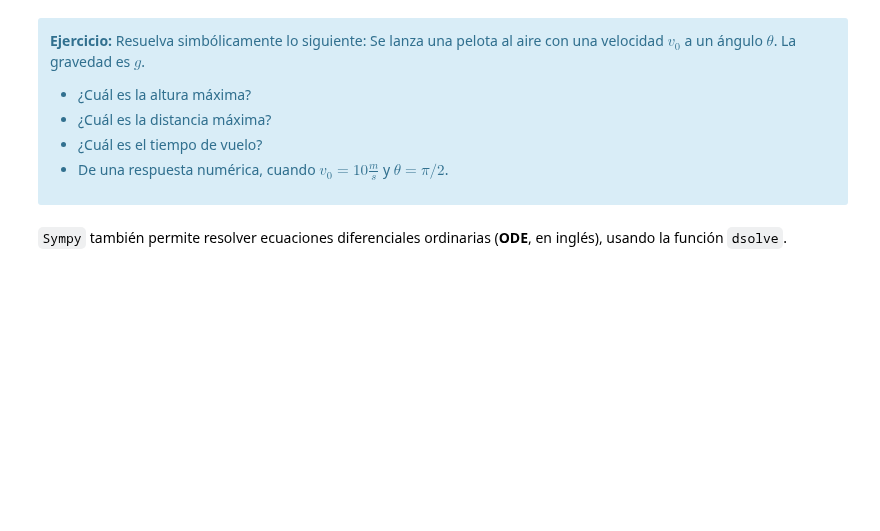
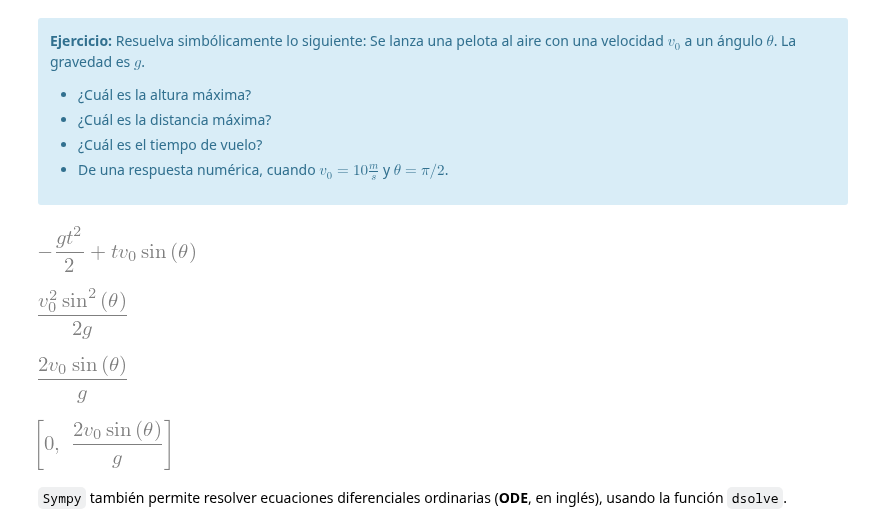
Before and after one commit to Skalas/Matematicas-Computacionales-fall2021, a Jupyter notebook: week3/0-computacion-numerica.ipynb, the cells around one changed output. Cells and saved outputs as stored; diff of their text form; code cells hidden in the pictures; blank space fills up the shorter version.

```diff
--- a/week3/0-computacion-numerica.ipynb
+++ b/week3/0-computacion-numerica.ipynb
@@ -173,3 +246,23 @@ y
+# %%
+import sympy as sym
+
+theta, t, g, v0 = sym.symbols('theta, t, g, v_0')
+integrate(sin(theta)*v0-g*t,t)
+# %% [output]
+[figure, added]
+# %%
+yp=solve(sin(theta)*v0-g*t,t)[0]
+integrate(sin(theta)*v0-g*t,t).subs(t,yp)
+# %% [output]
+[figure, added]
+# %%
+yp*2
+# %% [output]
+[figure, added]
+# %%
+solve(integrate(sin(theta)*v0-g*t,t),t)
+# %% [output]
+[figure, added]
 # %% [markdown]
 `Sympy` también permite resolver ecuaciones diferenciales ordinarias (**ODE**, en inglés), usando la función `dsolve`.
 # %%
```
Also changed, not shown: parts of 41 cells of this notebook, 1 other file.
